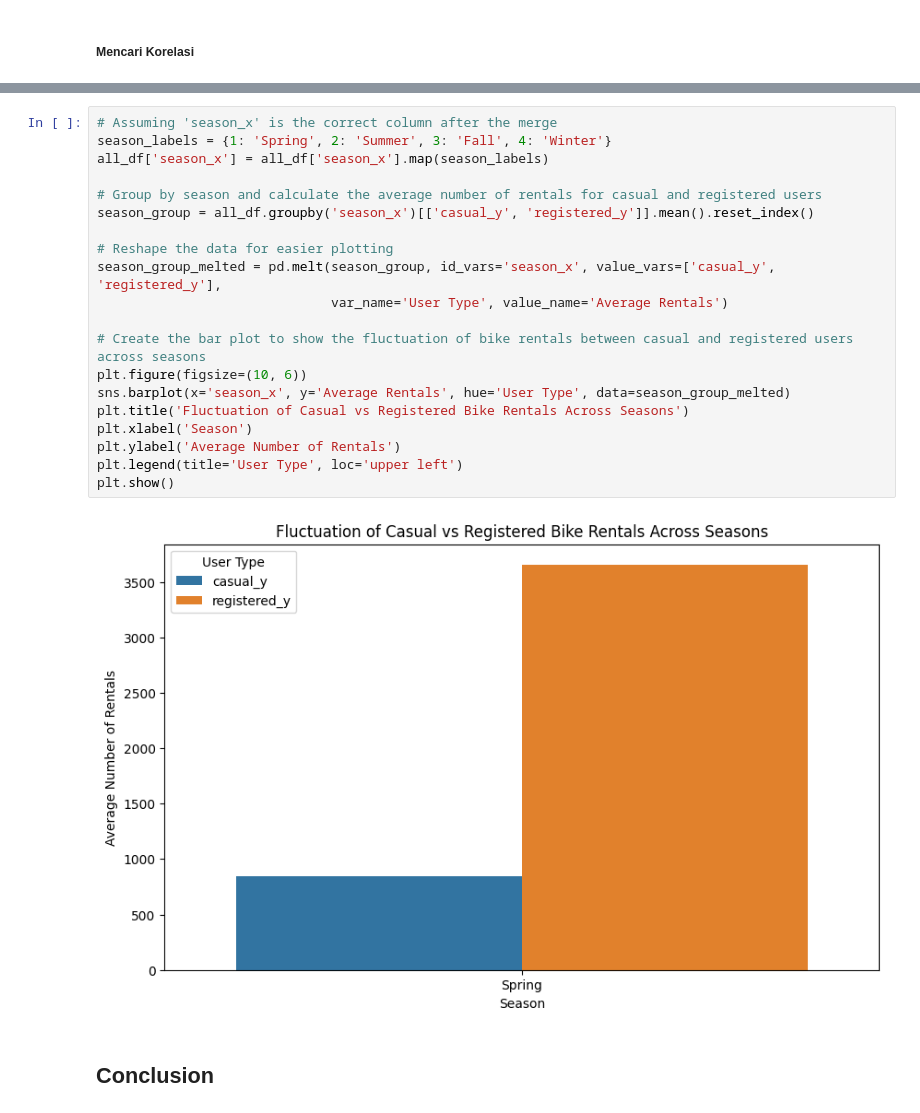
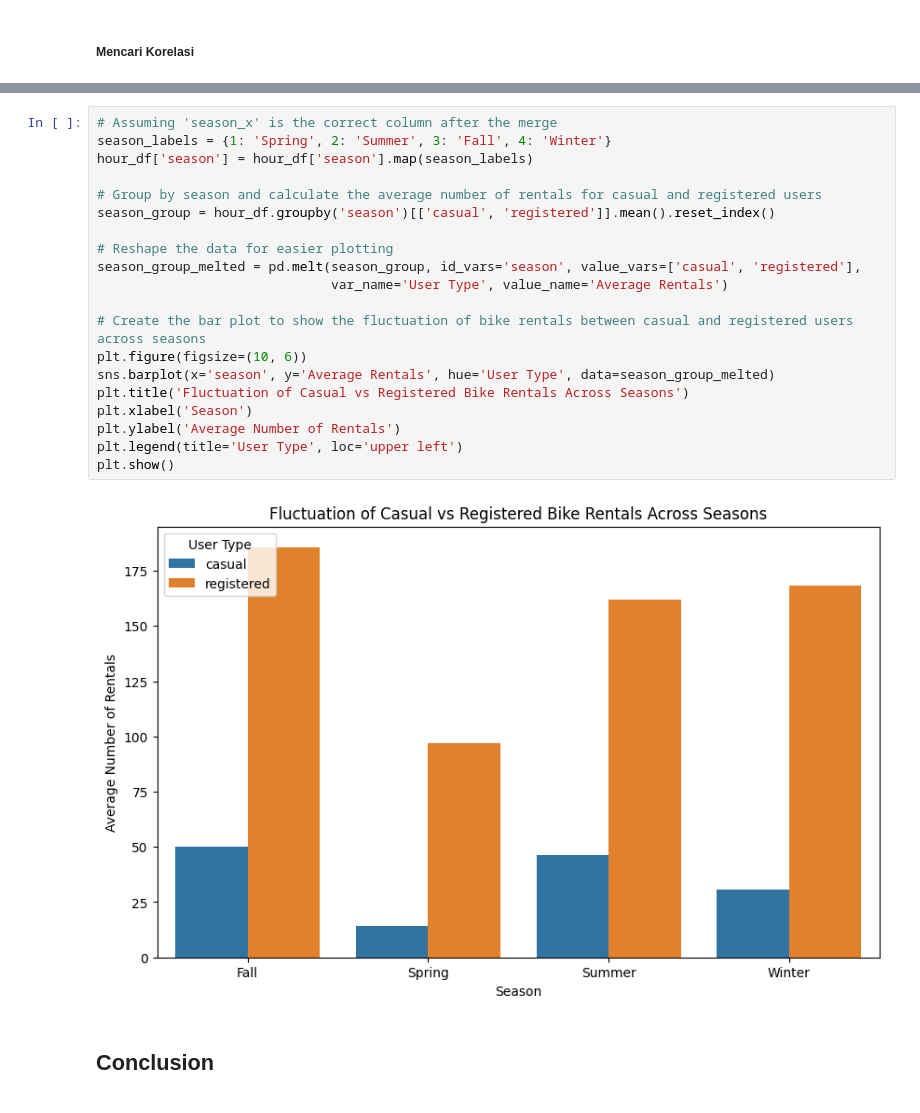
Before and after one commit to FireHR2004/Dashboard-Analysis-Bike-Sharing, a Jupyter notebook: notebook.ipynb, the cells around one changed output, grey strips where cells are left out. Saved outputs shown, nothing was run; the diff lists cells and outputs as text.

```diff
--- a/notebook.ipynb
+++ b/notebook.ipynb
@@ -799,25 +797,25 @@ plt.show()
 # %%
 # Assuming 'season_x' is the correct column after the merge
 season_labels = {1: 'Spring', 2: 'Summer', 3: 'Fall', 4: 'Winter'}
-all_df['season_x'] = all_df['season_x'].map(season_labels)
+hour_df['season'] = hour_df['season'].map(season_labels)
 
 # Group by season and calculate the average number of rentals for casual and registered users
-season_group = all_df.groupby('season_x')[['casual_y', 'registered_y']].mean().reset_index()
+season_group = hour_df.groupby('season')[['casual', 'registered']].mean().reset_index()
 
 # Reshape the data for easier plotting
-season_group_melted = pd.melt(season_group, id_vars='season_x', value_vars=['casual_y', 'registered_y'],
+season_group_melted = pd.melt(season_group, id_vars='season', value_vars=['casual', 'registered'],
                               var_name='User Type', value_name='Average Rentals')
 
 # Create the bar plot to show the fluctuation of bike rentals between casual and registered users across seasons
 plt.figure(figsize=(10, 6))
-sns.barplot(x='season_x', y='Average Rentals', hue='User Type', data=season_group_melted)
+sns.barplot(x='season', y='Average Rentals', hue='User Type', data=season_group_melted)
 plt.title('Fluctuation of Casual vs Registered Bike Rentals Across Seasons')
 plt.xlabel('Season')
 plt.ylabel('Average Number of Rentals')
 plt.legend(title='User Type', loc='upper left')
 plt.show()
 # %% [output]
-[figure, old version]
+[figure, new version]
 # %% [markdown]
 ## Conclusion
 # %% [markdown]
```
Also changed, not shown: parts of 15 cells of this notebook, 5 other files.
